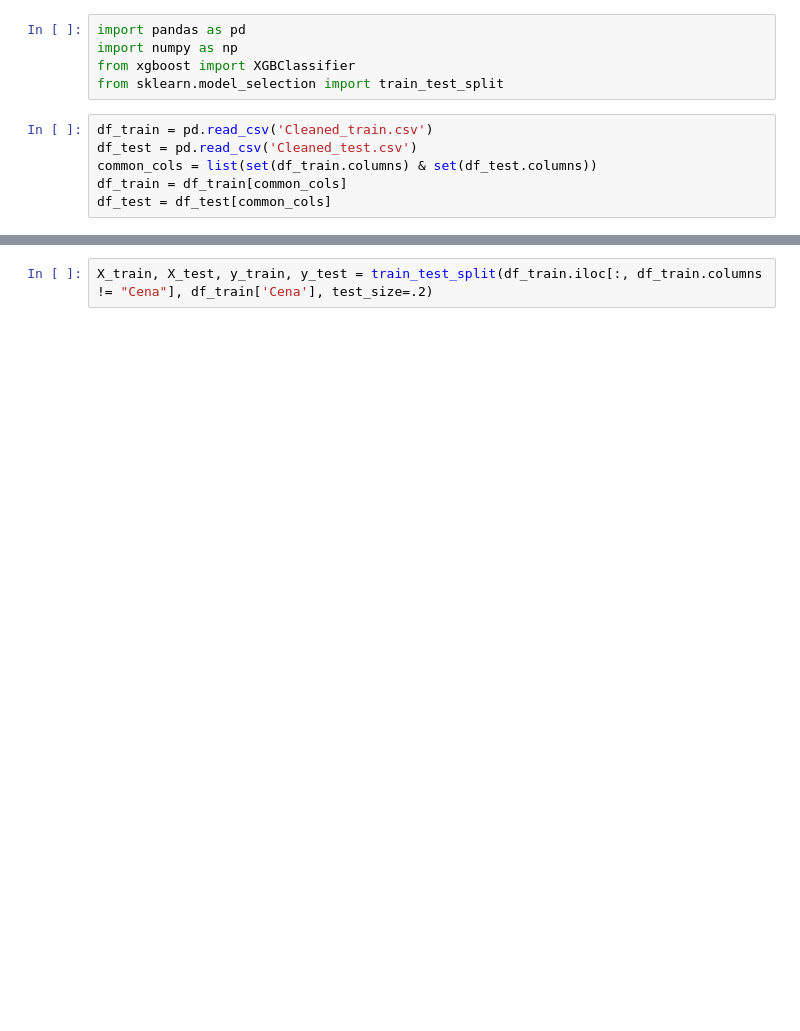
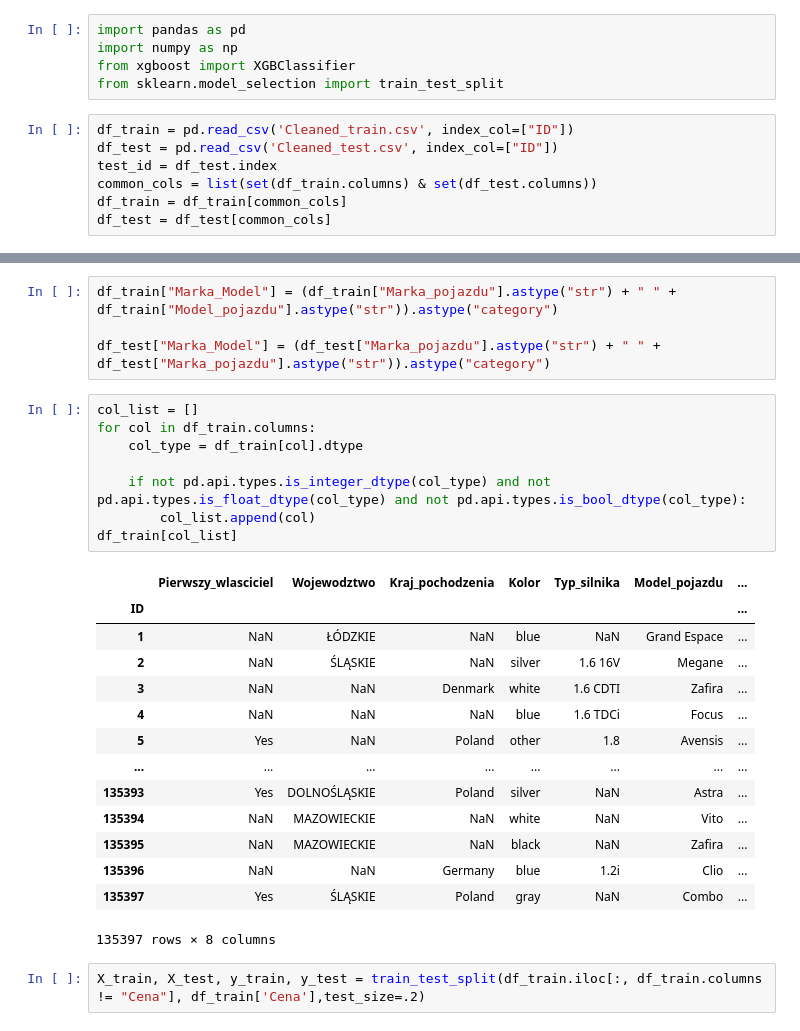
Before and after one commit to s28492/Predicting-and-Analyzing-Car-Prices-Using-Data-Science, a Jupyter notebook: Prediction.ipynb, the cells around one changed output, grey strips where cells are left out. Saved outputs shown, nothing was run; the diff lists cells and outputs as text; blank space fills up the shorter version.

```diff
--- a/Prediction.ipynb
+++ b/Prediction.ipynb
@@ -4,8 +4,9 @@ import numpy as np
 from xgboost import XGBClassifier
 from sklearn.model_selection import train_test_split
 # %%
-df_train = pd.read_csv('Cleaned_train.csv')
-df_test = pd.read_csv('Cleaned_test.csv')
+df_train = pd.read_csv('Cleaned_train.csv', index_col=["ID"])
+df_test = pd.read_csv('Cleaned_test.csv', index_col=["ID"])
+test_id = df_test.index
 common_cols = list(set(df_train.columns) & set(df_test.columns))
 df_train = df_train[common_cols]
 df_test = df_test[common_cols]
@@ -133,2 +199,29 @@ df_test = df_test[ls].astype(new_dtype_dict)
+# %%
+df_train["Marka_Model"] = (df_train["Marka_pojazdu"].astype("str") + " " + df_train["Model_pojazdu"].astype("str")).astype("category")
+
+df_test["Marka_Model"] = (df_test["Marka_pojazdu"].astype("str") + " " + df_test["Marka_pojazdu"].astype("str")).astype("category")
+# %%
+col_list = []
+for col in df_train.columns:
+    col_type = df_train[col].dtype
+
+    if not pd.api.types.is_integer_dtype(col_type) and not pd.api.types.is_float_dtype(col_type) and not pd.api.types.is_bool_dtype(col_type):
+        col_list.append(col)
+df_train[col_list]
+# %% [output]
+|  | Pierwszy_wlasciciel | Wojewodztwo | Kraj_pochodzenia | Kolor | Typ_silnika | Model_pojazdu | ... |
+| ID |  |  |  |  |  |  | ... |
+| 1 | NaN | ŁÓDZKIE | NaN | blue | NaN | Grand Espace | ... |
+| 2 | NaN | ŚLĄSKIE | NaN | silver | 1.6 16V | Megane | ... |
+| 3 | NaN | NaN | Denmark | white | 1.6 CDTI | Zafira | ... |
+| 4 | NaN | NaN | NaN | blue | 1.6 TDCi | Focus | ... |
+| 5 | Yes | NaN | Poland | other | 1.8 | Avensis | ... |
+| ... | ... | ... | ... | ... | ... | ... | ... |
+| 135393 | Yes | DOLNOŚLĄSKIE | Poland | silver | NaN | Astra | ... |
+| 135394 | NaN | MAZOWIECKIE | NaN | white | NaN | Vito | ... |
+| 135395 | NaN | MAZOWIECKIE | NaN | black | NaN | Zafira | ... |
+| 135396 | NaN | NaN | Germany | blue | 1.2i | Clio | ... |
+| 135397 | Yes | ŚLĄSKIE | Poland | gray | NaN | Combo | ... |
+135397 rows × 8 columns
 # %%
-X_train, X_test, y_train, y_test = train_test_split(df_train.iloc[:, df_train.columns != "Cena"], df_train['Cena'], test_size=.2)
+X_train, X_test, y_train, y_test = train_test_split(df_train.iloc[:, df_train.columns != "Cena"], df_train['Cena'],test_size=.2)
```
Also changed, not shown: parts of 23 cells of this notebook.
